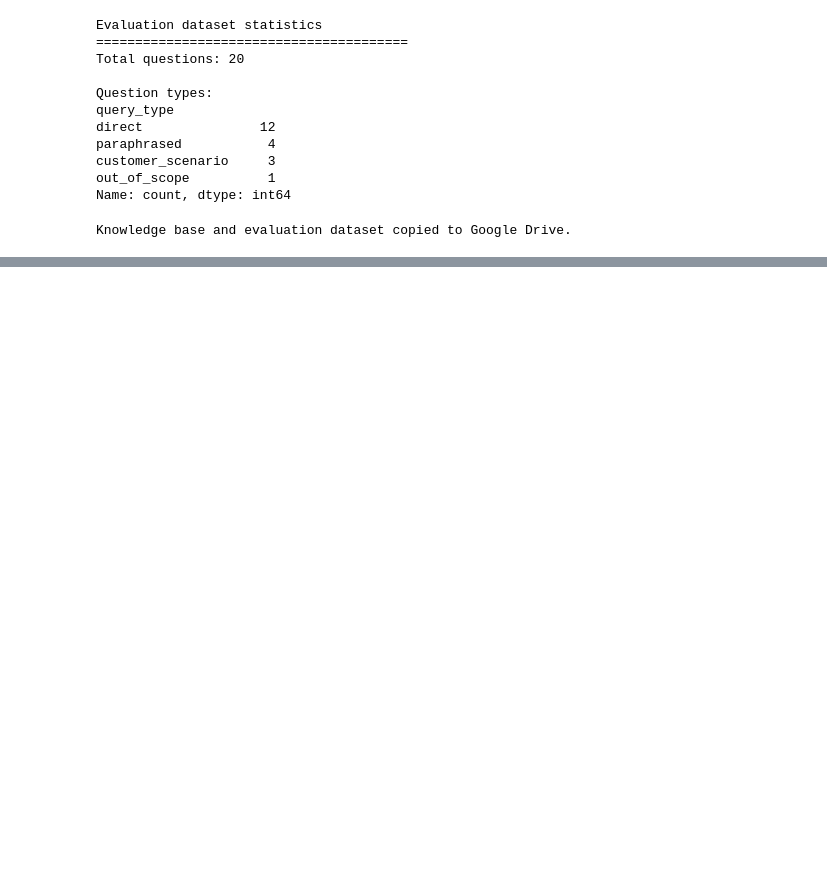
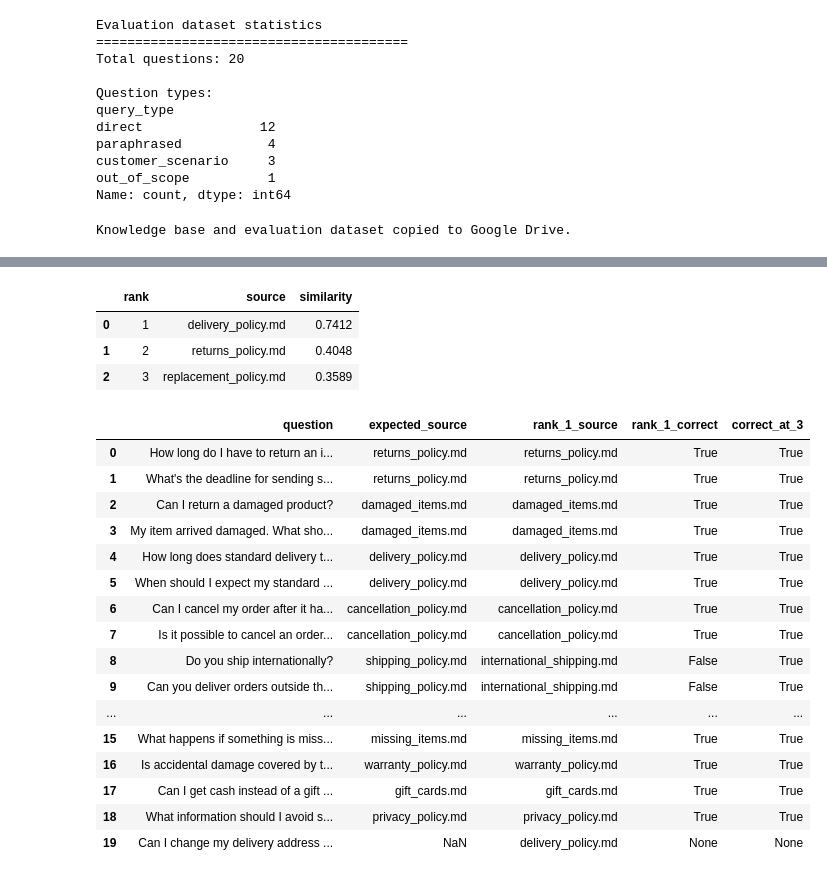
Before and after one commit to DhruviPatadia/ShopAssist, a Jupyter notebook: notebooks/01_data_exploration.ipynb, the cells around one changed output, grey strips where cells are left out. Cells and saved outputs as stored; diff of their text form; code cells hidden in the pictures; blank space fills up the shorter version.

```diff
--- a/notebooks/01_data_exploration.ipynb
+++ b/notebooks/01_data_exploration.ipynb
@@ -618,0 +697,13 @@ Evaluation files:
+# %%
+query = "What's the deadline for sending something back?"
+
+query_embedding = embedding_model.encode(
+    [query],
+    convert_to_numpy=True,
+    normalize_embeddings=True
+)
+
+scores, indices = index.search(query_embedding, k=3)
+
+for rank, (score, idx) in enumerate(zip(scores[0], indices[0]), start=1):
+    print(f"{rank}. {documents_df.iloc[idx]['source']} | similarity: {score:.4f}")
@@ -618,0 +769,62 @@ Evaluation files:
+# %%
+search_policies(
+    "How long does standard delivery take?"
+)
+# %% [output]
+|  | rank | source | similarity |
+| 0 | 1 | delivery_policy.md | 0.7412 |
+| 1 | 2 | returns_policy.md | 0.4048 |
+| 2 | 3 | replacement_policy.md | 0.3589 |
+# %%
+evaluation_df = pd.read_csv(evaluation_file)
+
+evaluation_results = []
+
+for _, row in evaluation_df.iterrows():
+
+    query = row["question"]
+    expected_source = row["expected_source"]
+
+    results = search_policies(query, top_k=3)
+
+    retrieved_sources = results["source"].tolist()
+
+    rank_1 = retrieved_sources[0]
+    rank_3 = expected_source in retrieved_sources
+
+    if expected_source is None or pd.isna(expected_source):
+        correct_at_1 = None
+        correct_at_3 = None
+    else:
+        correct_at_1 = rank_1 == expected_source
+        correct_at_3 = rank_3
+
+    evaluation_results.append({
+        "question": query,
+        "expected_source": expected_source,
+        "rank_1_source": rank_1,
+        "rank_1_correct": correct_at_1,
+        "correct_at_3": correct_at_3
+    })
+
+retrieval_results_df = pd.DataFrame(evaluation_results)
+
+retrieval_results_df
+# %% [output]
+|  | question | expected_source | rank_1_source | rank_1_correct | correct_at_3 |
+| 0 | How long do I have to return an i... | returns_policy.md | returns_policy.md | True | True |
+| 1 | What's the deadline for sending s... | returns_policy.md | returns_policy.md | True | True |
+| 2 | Can I return a damaged product? | damaged_items.md | damaged_items.md | True | True |
+| 3 | My item arrived damaged. What sho... | damaged_items.md | damaged_items.md | True | True |
+| 4 | How long does standard delivery t... | delivery_policy.md | delivery_policy.md | True | True |
+| 5 | When should I expect my standard ... | delivery_policy.md | delivery_policy.md | True | True |
+| 6 | Can I cancel my order after it ha... | cancellation_policy.md | cancellation_policy.md | True | True |
+| 7 | Is it possible to cancel an order... | cancellation_policy.md | cancellation_policy.md | True | True |
+| 8 | Do you ship internationally? | shipping_policy.md | international_shipping.md | False | True |
+| 9 | Can you deliver orders outside th... | shipping_policy.md | international_shipping.md | False | True |
+| ... | ... | ... | ... | ... | ... |
+| 15 | What happens if something is miss... | missing_items.md | missing_items.md | True | True |
+| 16 | Is accidental damage covered by t... | warranty_policy.md | warranty_policy.md | True | True |
+| 17 | Can I get cash instead of a gift ... | gift_cards.md | gift_cards.md | True | True |
+| 18 | What information should I avoid s... | privacy_policy.md | privacy_policy.md | True | True |
+| 19 | Can I change my delivery address ... | NaN | delivery_policy.md | None | None |
```
Also changed, not shown: parts of 54 cells of this notebook.
